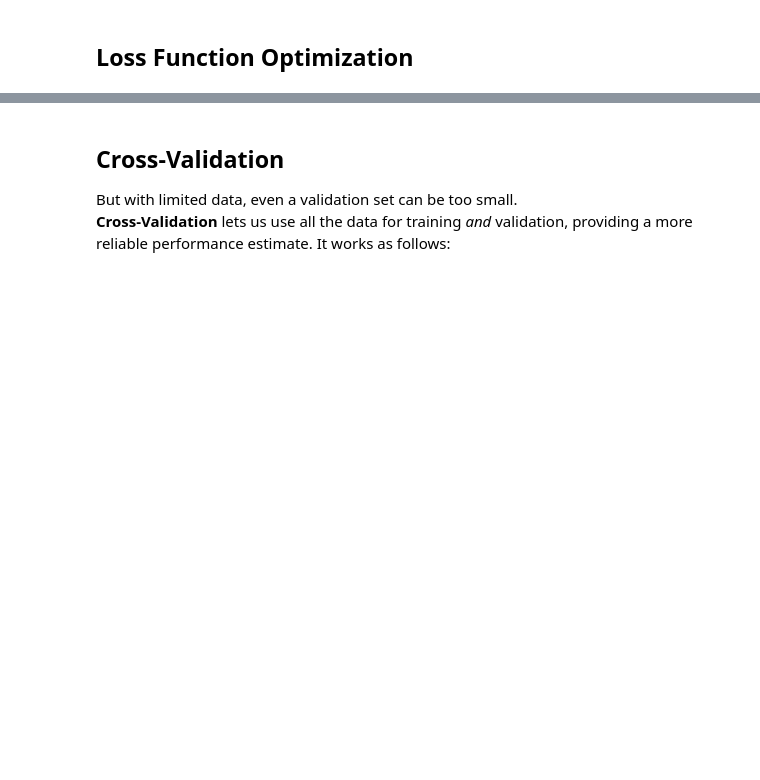
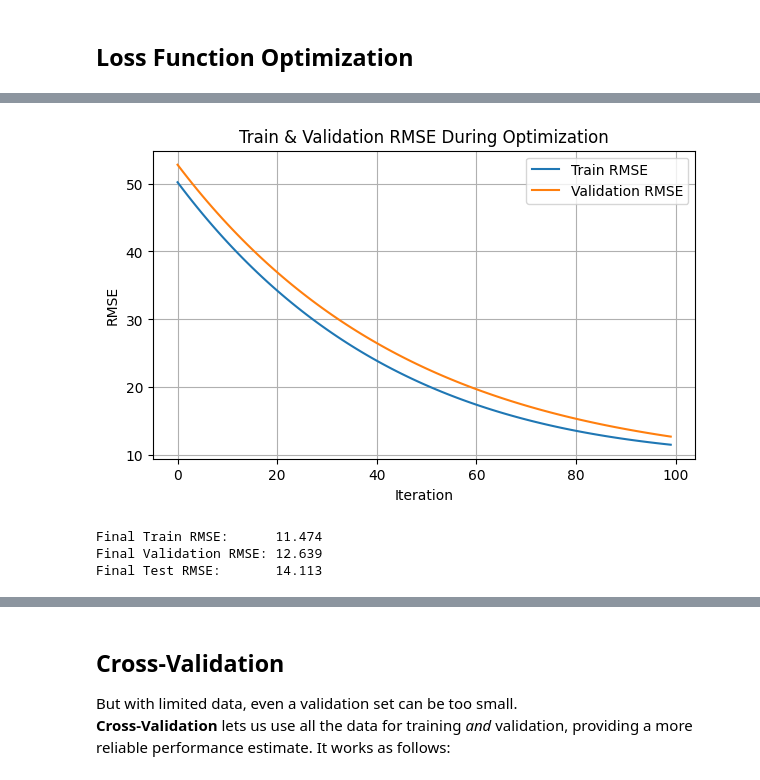
Before and after one commit to Jamoser123/PNR_Advanced_DataScience, a Jupyter notebook: 1_Overview/HandsOn_Introduction.ipynb, the cells around one changed output, grey strips where cells are left out. Cells and saved outputs as stored; diff of their text form; code cells hidden in the pictures; blank space fills up the shorter version.

```diff
--- a/1_Overview/HandsOn_Introduction.ipynb
+++ b/1_Overview/HandsOn_Introduction.ipynb
@@ -832,0 +745,77 @@ Commonly, 80% of the data is used to fit the models, the remaining 20% are then
+# %%
+from sklearn.model_selection import train_test_split
+import numpy as np
+import matplotlib.pyplot as plt
+
+# Features and target
+X = data[["therapy_duration"]].values.flatten()
+y = data["cognitive_score_after"].values
+
+# Train-test split (80-20)
+X_train, X_temp, y_train, y_temp = train_test_split(X, y, test_size=0.2, random_state=40)
+# Validation-test split (50-50 from remaining 20%)
+X_val, X_test, y_val, y_test = train_test_split(X_temp, y_temp, test_size=0.5, random_state=42)
+
+# Normalize using training set statistics
+mean_X = X_train.mean()
+std_X = X_train.std()
+X_train_norm = (X_train - mean_X) / std_X
+X_val_norm = (X_val - mean_X) / std_X
+X_test_norm = (X_test - mean_X) / std_X
+
+# Initialize parameters
+w0 = 0.0
+w1 = 0.0
+learning_rate = 0.01
+n_iter = 100
+
+rmse_train_history = []
+rmse_val_history = []
+
+for i in range(n_iter):
+    # --- Training predictions and gradients ---
+    y_pred_train = w0 + w1 * X_train_norm
+    error_train = y_pred_train - y_train
+    rmse_train = np.sqrt(np.mean(error_train ** 2))
+    rmse_train_history.append(rmse_train)
+
+    # --- Validation predictions ---
+    y_pred_val = w0 + w1 * X_val_norm
+    error_val = y_pred_val - y_val
+    rmse_val = np.sqrt(np.mean(error_val ** 2))
+    rmse_val_history.append(rmse_val)
+
+    # --- Parameter updates using training gradients ---
+    grad_w0 = 2 * np.mean(error_train)
+    grad_w1 = 2 * np.mean(error_train * X_train_norm)
+    w0 -= learning_rate * grad_w0
+    w1 -= learning_rate * grad_w1
+
+# Plot RMSE curves
+plt.figure(figsize=(7,4))
+plt.plot(rmse_train_history, label="Train RMSE")
+plt.plot(rmse_val_history, label="Validation RMSE")
+plt.xlabel('Iteration')
+plt.ylabel('RMSE')
+plt.title('Train & Validation RMSE During Optimization')
+plt.legend()
+plt.grid(True)
+plt.show()
+
+# Final RMSEs
+y_pred_train_final = w0 + w1 * X_train_norm
+y_pred_val_final = w0 + w1 * X_val_norm
+y_pred_test_final = w0 + w1 * X_test_norm
+
+rmse_train_final = np.sqrt(np.mean((y_pred_train_final - y_train) ** 2))
+rmse_val_final = np.sqrt(np.mean((y_pred_val_final - y_val) ** 2))
+rmse_test_final = np.sqrt(np.mean((y_pred_test_final - y_test) ** 2))
+
+print(f"Final Train RMSE:      {rmse_train_final:.3f}")
+print(f"Final Validation RMSE: {rmse_val_final:.3f}")
+print(f"Final Test RMSE:       {rmse_test_final:.3f}")
+# %% [output]
+[figure, added]
+Final Train RMSE:      11.474
+Final Validation RMSE: 12.639
+Final Test RMSE:       14.113
```
Also changed, not shown: parts of 18 cells of this notebook, 1 other file.
